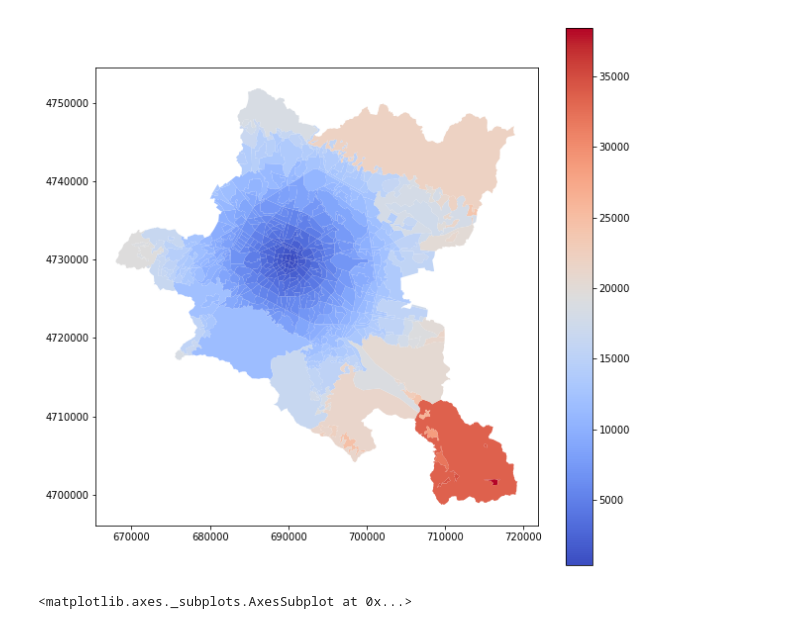
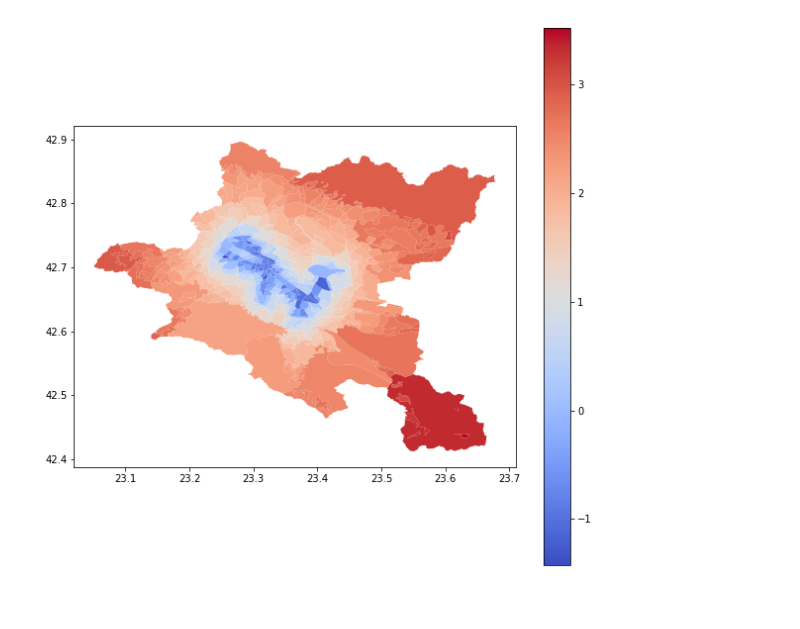
Before and after one commit to gdtdrv/Sofia-Hackathon, a Jupyter notebook: Subway.ipynb, the cells around one changed output. Saved outputs shown, nothing was run; the diff lists cells and outputs as text; code cells hidden in the pictures.

```diff
--- a/Subway.ipynb
+++ b/Subway.ipynb
@@ -33,3 +19,4 @@ fiona.supported_drivers;
 # %%
-kvartali = gpd.read_file('E:/Hackathon/Naselenie_kvartali/Naselenie_kvartali.shp')
+kvartali = gpd.read_file('C:/Users/gery/Desktop/Hackathon/Naselenie_kvartali/Naselenie_kvartali.shp')
+kvartali = kvartali.to_crs({'init': 'epsg:4326'})
 kvartali['centroid'] = kvartali['geometry'].centroid
@@ -45,0 +35,14 @@ kvartali.tail()
+# %%
+def get_distance(point1, point2):
+    return ((point1.x - point2.x)**2 + (point1.x - point2.x)**2)**.5
+
+def nearest_subway_stop_distance(centroid):
+    subway_distances = [getDistanceByHaversine(centroid, subway_stop) for subway_stop in subway_stops.geometry]
+    return  min(subway_distances)
+
+def nearest_subway_stop_name(centroid):
+    return 3
+
+
+kvartali['subway_distance'] = kvartali.centroid.apply(nearest_subway_stop_distance)
+kvartali['log_subway_distance'] = kvartali.subway_distance.apply(np.log)
@@ -46 +100,5 @@ kvartali.tail()
+# %%
+subway_distance_plot = kvartali.plot(column= 'log_subway_distance', cmap='coolwarm', legend=True,figsize=(10, 10))
+# %% [output]
+[figure, added]
 # %%
@@ -48,8 +105,0 @@ kvartali.to_csv("E:/Hackathon/kvartali_subway_distance.csv")
-# %%
-subway_distance_plot = kvartali.plot(column= 'subway_distance', cmap='coolwarm', legend=True,figsize=(10, 10))
-# %% [output]
-[figure, removed]
-# %%
-subway_distance_plot
-# %% [output]
-<matplotlib.axes._subplots.AxesSubplot at 0x...>
```
Also changed, not shown: parts of 14 cells of this notebook, 1 other file.
